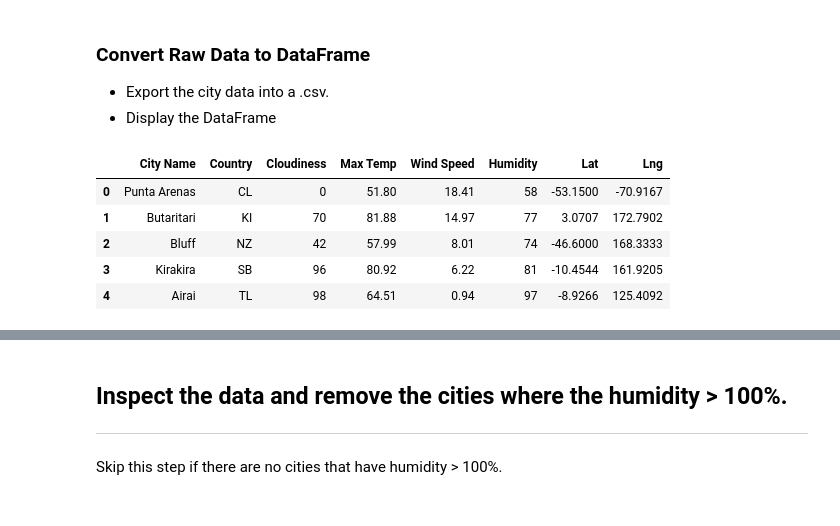
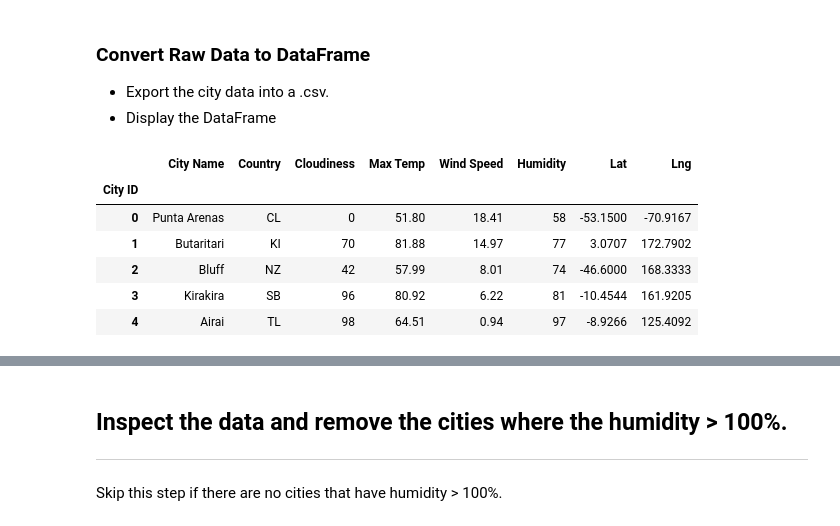
Before and after one commit to emersonmolett/python-api-challenge, a Jupyter notebook: WeatherPy/WeatherPy.ipynb, the cells around one changed output, grey strips where cells are left out. Saved outputs shown, nothing was run; the diff lists cells and outputs as text; code cells hidden in the pictures.

Commit message:
working on exporting city data into a csv

```diff
--- a/WeatherPy/WeatherPy.ipynb
+++ b/WeatherPy/WeatherPy.ipynb
@@ -118,20 +118,21 @@ Processing record 557|manokwari
 # %%
 # Display the DataFrame
 city_dataframe = pd.DataFrame({
                                 "City Name": city_name,
                                 "Country": country,
                                 "Cloudiness": cloudiness,
                                 "Max Temp": max_temp,
                                 "Wind Speed": wind_speed,
                                 "Humidity": humidity,
                                 "Lat": lat,
                                 "Lng": lng,
                                })
 
-city_dataframe = city_dataframe.r
+city_dataframe = city_dataframe.rename_axis("City ID")
 city_dataframe.head()
 # %% [output]
 |  | City Name | Country | Cloudiness | Max Temp | Wind Speed | Humidity | Lat | Lng |
+| City ID |  |  |  |  |  |  |  |  |
 | 0 | Punta Arenas | CL | 0 | 51.80 | 18.41 | 58 | -53.1500 | -70.9167 |
 | 1 | Butaritari | KI | 70 | 81.88 | 14.97 | 77 | 3.0707 | 172.7902 |
 | 2 | Bluff | NZ | 42 | 57.99 | 8.01 | 74 | -46.6000 | 168.3333 |
```
Also changed, not shown: parts of 1 cell of this notebook.
